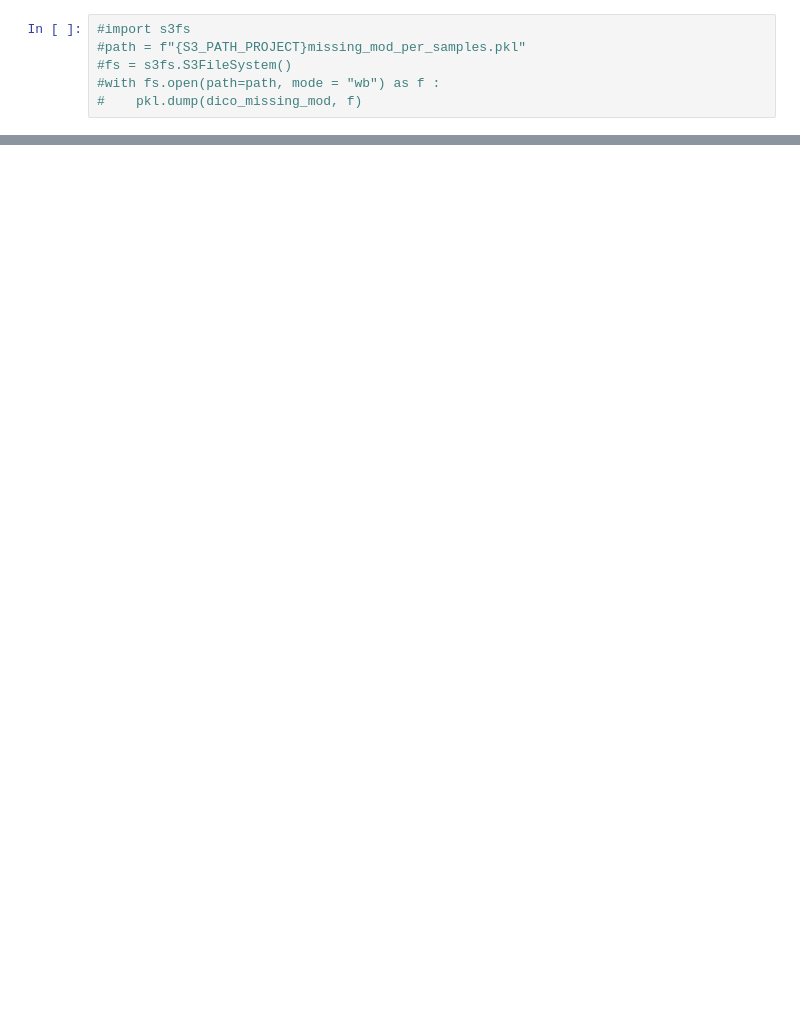
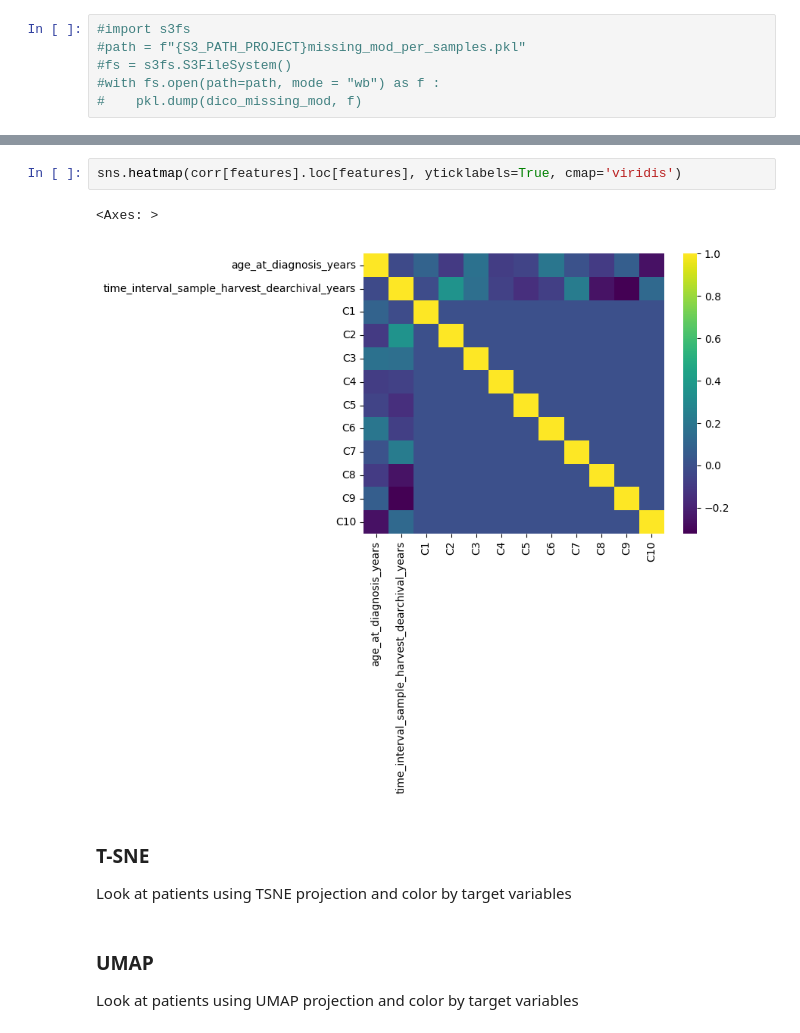
Before and after one commit to Tikings/gbm_hackathon, a Jupyter notebook: analysis/clinical_insights.ipynb, the cells around one changed output, grey strips where cells are left out. Drawn from its saved outputs; the diff is of its cells as text; blank space fills up the shorter version.

```diff
--- a/analysis/clinical_insights.ipynb
+++ b/analysis/clinical_insights.ipynb
@@ -121,0 +147,13 @@ clinical_dict['dataset']
+# %%
+sns.heatmap(corr[features].loc[features], yticklabels=True, cmap='viridis')
+# %% [output]
+<Axes: >
+[figure, added]
+# %% [markdown]
+### T-SNE
+
+Look at patients using TSNE projection and color by target variables
+# %% [markdown]
+### UMAP
+
+Look at patients using UMAP projection and color by target variables
```
Also changed, not shown: parts of 17 cells of this notebook, 1 other file.
